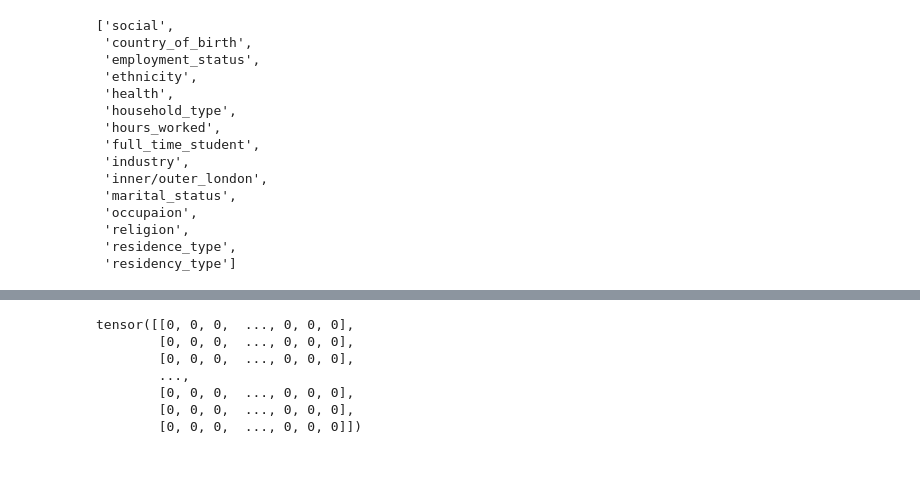
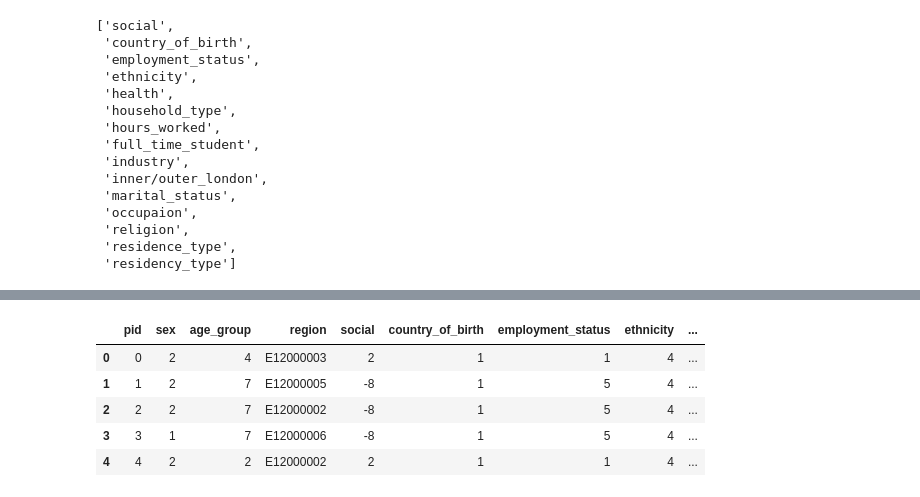
Before and after one commit to fredshone/mirror, a Jupyter notebook: demo.ipynb, the cells around one changed output, grey strips where cells are left out. Cells and saved outputs as stored; diff of their text form; code cells hidden in the pictures; blank space fills up the shorter version.

Commit message:
decodes

```diff
--- a/demo.ipynb
+++ b/demo.ipynb
@@ -96,28 +98,30 @@ dataloader = DataModule(
     pin_memory=False,
 )
 # %%
+latent = 12
+
 # encoder block to embed labels into vec with hidden size
 labels_encoder_block = LabelsEncoderBlock(
     encoder_types=controls_encoder.types(),
     encoder_sizes=controls_encoder.sizes(),
-    depth=3,
-    hidden_size=128,
+    depth=2,
+    hidden_size=32,
 )
 
 # encoder and decoder block to process census data
 encoder = CVAEEncoderBlock(
     encoder_types=census_encoder.types(),
     encoder_sizes=census_encoder.sizes(),
-    depth=3,
-    hidden_size=128,
-    latent_size=12,
+    depth=2,
+    hidden_size=32,
+    latent_size=latent,
 )
 decoder = CVAEDecoderBlock(
     encoder_types=census_encoder.types(),
     encoder_sizes=census_encoder.sizes(),
-    depth=3,
-    hidden_size=128,
-    latent_size=12,
+    depth=2,
+    hidden_size=32,
+    latent_size=latent,
 )
 
 # CVAE model
@@ -127,7 +131,7 @@ cvae = CVAE(
     labels_encoder_block=labels_encoder_block,
     encoder_block=encoder,
     decoder_block=decoder,
-    beta=1,
+    beta=0.1,
     lr=0.001,
 )
 # %%
@@ -150,7 +154,7 @@ callbacks = [
 ]
 trainer = Trainer(
     min_epochs=1,
-    max_epochs=1,
+    max_epochs=10,
     callbacks=callbacks,
     logger=logger,
     check_val_every_n_epoch=1,
@@ -187,16 +189,12 @@ View run at https://wandb.ai/fredjshone-ucl/nomis_demo/runs/koczwohw
 # %%
-from torch import concat
-from torch.utils.data import DataLoader
-from torch import argmax, stack
-
 n = len(yx_dataset)
-z_loader = ZDataset(n, latent_size=12)
+z_loader = ZDataset(n, latent_size=latent)
 yz_loader = YZDataset(z_loader, y_dataset)
 gen_loader = DataLoader(
     yz_loader, batch_size=512, num_workers=4, persistent_workers=True
 )
 
-ys, xs, zs = zip(*trainer.predict(cvae, dataloaders=gen_loader))
+ys, xs, zs = zip(*trainer.predict(dataloaders=gen_loader))
 ys = concat(ys)
 xs = concat([stack([argmax(x, dim=1) for x in xb], dim=-1) for xb in xs], dim=0)
 zs = concat(zs)
@@ -203,10 +206,12 @@ zs = concat(zs)
-# %%
-xs
-# %% [output]
-tensor([[0, 0, 0,  ..., 0, 0, 0],
-        [0, 0, 0,  ..., 0, 0, 0],
-        [0, 0, 0,  ..., 0, 0, 0],
-        ...,
-        [0, 0, 0,  ..., 0, 0, 0],
-        [0, 0, 0,  ..., 0, 0, 0],
-        [0, 0, 0,  ..., 0, 0, 0]])
+# %%
+controls_df = controls_encoder.decode(ys)
+census_df = census_encoder.decode(xs).drop(columns=["pid"])
+df = pd.concat([controls_df, census_df], axis=1)
+df.head()
+# %% [output]
+|  | pid | sex | age_group | region | social | country_of_birth | employment_status | ethnicity | ... |
+| 0 | 0 | 2 | 4 | E12000003 | 2 | 1 | 1 | 4 | ... |
+| 1 | 1 | 2 | 7 | E12000005 | -8 | 1 | 5 | 4 | ... |
+| 2 | 2 | 2 | 7 | E12000002 | -8 | 1 | 5 | 4 | ... |
+| 3 | 3 | 1 | 7 | E12000006 | -8 | 1 | 5 | 4 | ... |
+| 4 | 4 | 2 | 2 | E12000002 | 2 | 1 | 1 | 4 | ... |
```
Also changed, not shown: parts of 8 cells of this notebook, 1 other file.
